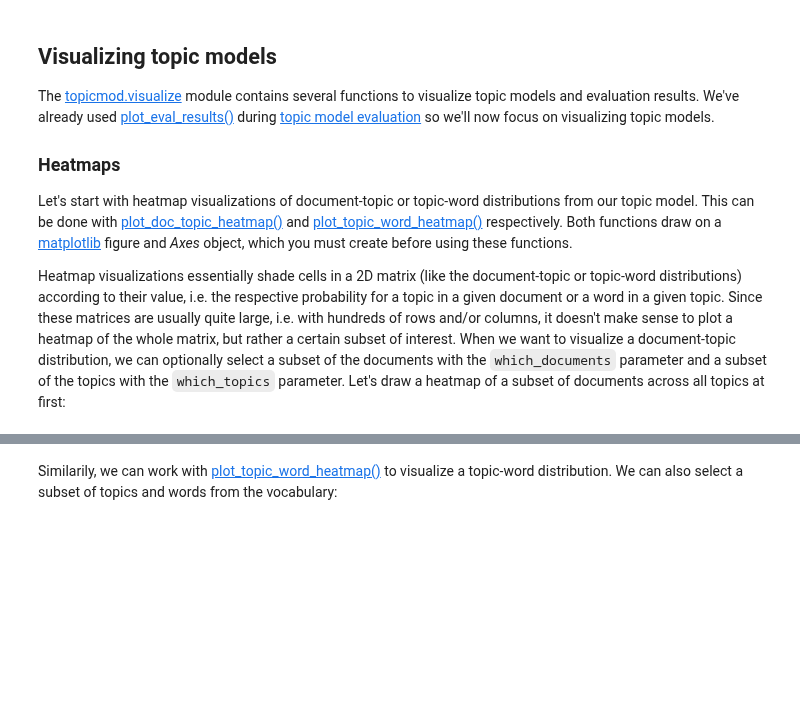
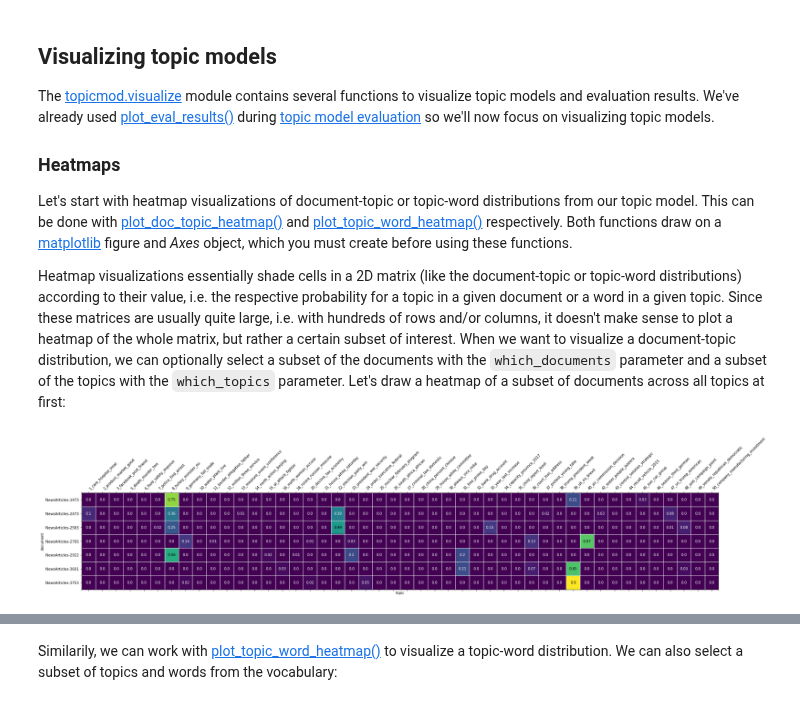
Before and after one commit to WZBSocialScienceCenter/tmtoolkit, a Jupyter notebook: doc/source/topic_modeling.ipynb, the cells around one changed output, grey strips where cells are left out. Drawn from its saved outputs; the diff is of its cells as text; code cells hidden in the pictures; blank space fills up the shorter version.

```diff
--- a/doc/source/topic_modeling.ipynb
+++ b/doc/source/topic_modeling.ipynb
@@ -461,5 +706,5 @@ The function [exclude_topics()](api.rst#tmtoolkit.topicmod.model_stats.exclude_t
 
 In this example, I identified the following topics as uninformative (by looking at the top ranked words either by topic-word distribution or topic-word relevance):
 # %%
-uninform_topics = [9, 22, 32, 40, 48]
+uninform_topics = [3, 16, 18, 40]
 topic_labels[uninform_topics]
@@ -586,24 +922,23 @@ Heatmap visualizations essentially shade cells in a 2D matrix (like the document
 # %%
 import matplotlib.pyplot as plt
 from tmtoolkit.topicmod.visualize import plot_doc_topic_heatmap
 
 # create a figure of certain size and
 # Axes object to draw on
 fig, ax = plt.subplots(figsize=(32, 8))
 
 which_docs = [
     'NewsArticles-1473',
-    'NewsArticles-1646',
-    'NewsArticles-2252',
     'NewsArticles-2473',
     'NewsArticles-2583',
     'NewsArticles-2765',
     'NewsArticles-2922',
-    'NewsArticles-3396',
     'NewsArticles-3601',
     'NewsArticles-3753'
 ]
 
 plot_doc_topic_heatmap(fig, ax, new_doc_topic, doc_labels,
                        topic_labels=new_topic_labels,
                        which_documents=which_docs);
+# %% [output]
+[figure, added]
```
Also changed, not shown: parts of 66 cells of this notebook, 5 other files.
